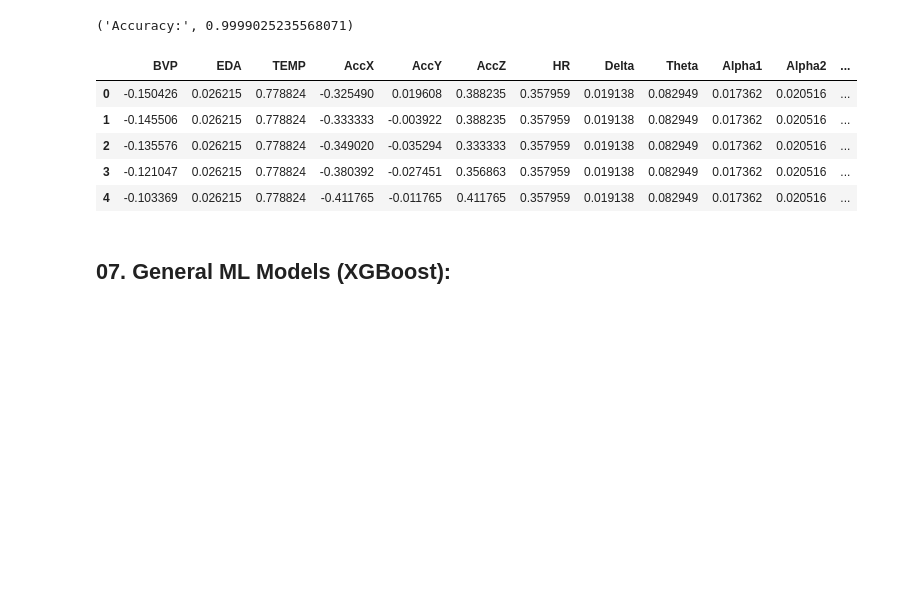
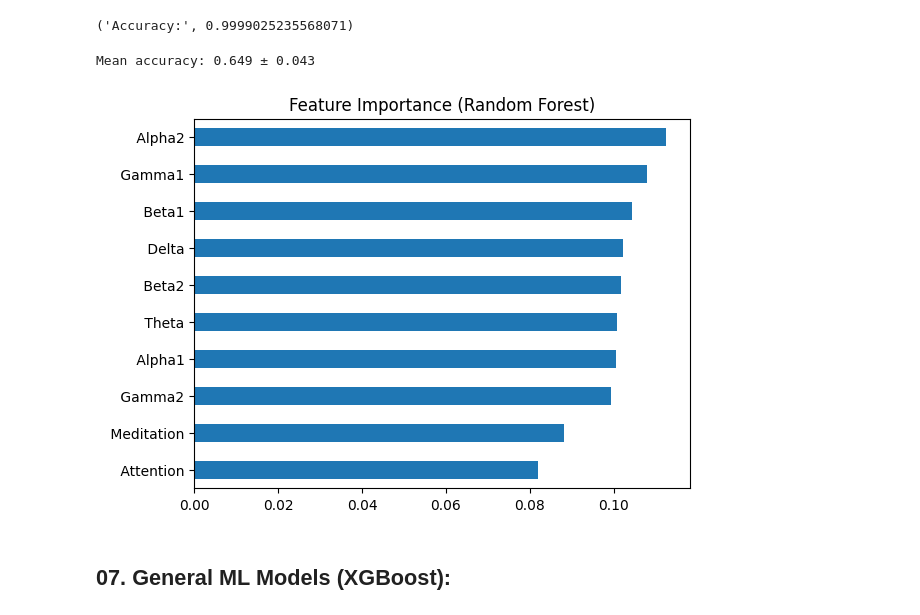
Before and after one commit to Cdennis51/Neurocheck, a Jupyter notebook: notebook/Model Creation.ipynb, the cells around one changed output. Cells and saved outputs as stored; diff of their text form; code cells hidden in the pictures; blank space fills up the shorter version.

```diff
--- a/notebook/Model Creation.ipynb
+++ b/notebook/Model Creation.ipynb
@@ -636,15 +681,19 @@ weighted avg       1.00      1.00      1.00    184660
 ("Accuracy:", accuracy_score(y_test, y_pred_RF2))
 # %% [output]
 ('Accuracy:', 0.9999025235568071)
-# %%
-MEFAR_MID.head()
-# %% [output]
-|  | BVP | EDA | TEMP | AccX | AccY | AccZ | HR | Delta | Theta | Alpha1 | Alpha2 | ... |
-| 0 | -0.150426 | 0.026215 | 0.778824 | -0.325490 | 0.019608 | 0.388235 | 0.357959 | 0.019138 | 0.082949 | 0.017362 | 0.020516 | ... |
-| 1 | -0.145506 | 0.026215 | 0.778824 | -0.333333 | -0.003922 | 0.388235 | 0.357959 | 0.019138 | 0.082949 | 0.017362 | 0.020516 | ... |
-| 2 | -0.135576 | 0.026215 | 0.778824 | -0.349020 | -0.035294 | 0.333333 | 0.357959 | 0.019138 | 0.082949 | 0.017362 | 0.020516 | ... |
-| 3 | -0.121047 | 0.026215 | 0.778824 | -0.380392 | -0.027451 | 0.356863 | 0.357959 | 0.019138 | 0.082949 | 0.017362 | 0.020516 | ... |
-| 4 | -0.103369 | 0.026215 | 0.778824 | -0.411765 | -0.011765 | 0.411765 | 0.357959 | 0.019138 | 0.082949 | 0.017362 | 0.020516 | ... |
+# %%
+# Cross validate:
+scores = cross_val_score(clf2,X_EEG, y_all, cv=5)
+print(f"Mean accuracy: {scores.mean():.3f} ± {scores.std():.3f}")
+# %% [output]
+Mean accuracy: 0.649 ± 0.043
+# %%
+clf2.fit(X_train, y_train)
+pd.Series(clf2.feature_importances_, index=X_EEG.columns).sort_values().plot.barh()
+plt.title("Feature Importance (Random Forest)")
+plt.show()
+# %% [output]
+[figure, added]
 # %% [markdown]
 ## 07. General ML Models (XGBoost):
 # %% [markdown]
```
Also changed, not shown: parts of 37 cells of this notebook, 2 other files.
